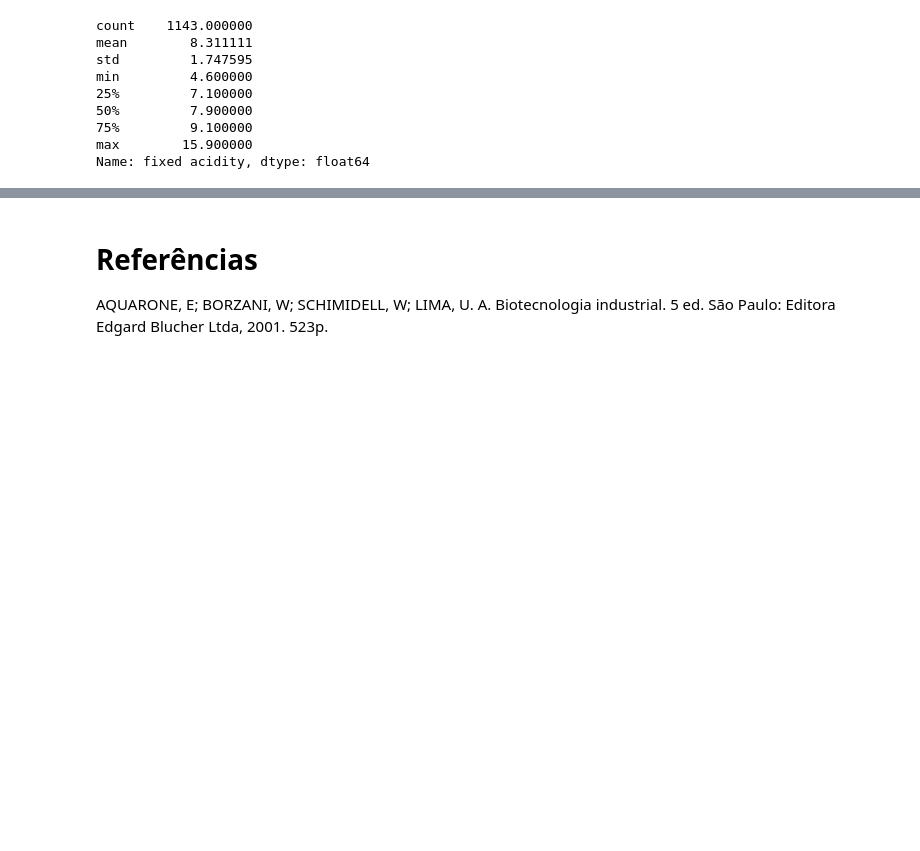
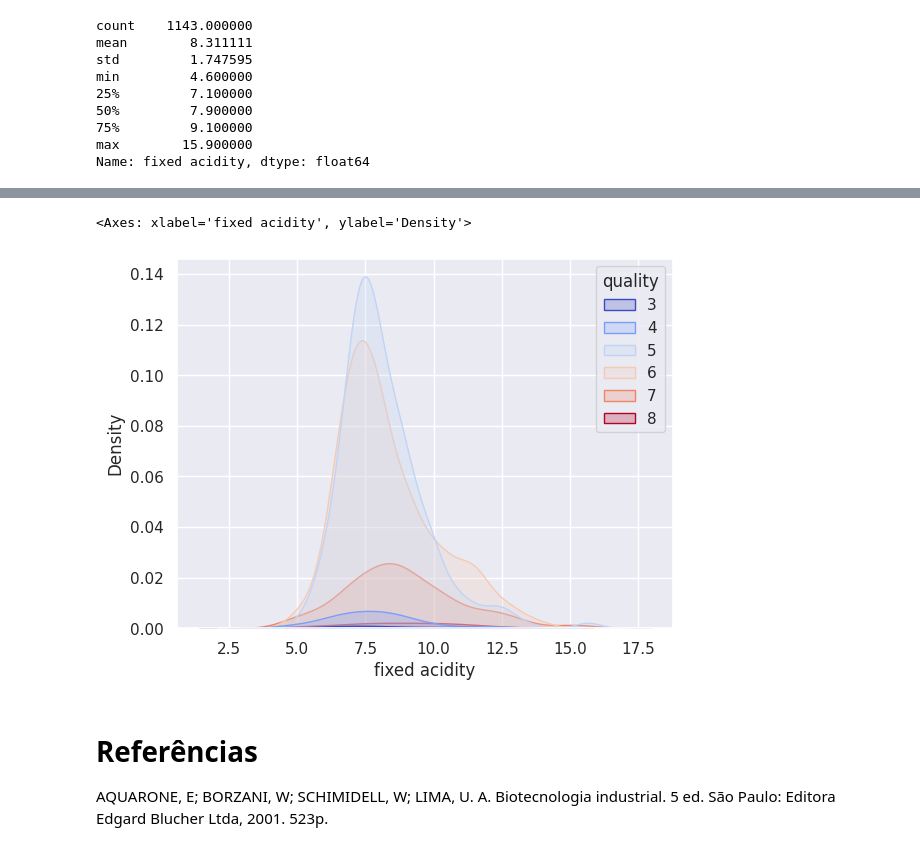
Before and after one commit to jmacedo91/01-World-Population-Data-Analysis, a Jupyter notebook: 002 - Wine Quality EDA and Classification.ipynb, the cells around one changed output, grey strips where cells are left out. Cells and saved outputs as stored; diff of their text form; code cells hidden in the pictures; blank space fills up the shorter version.

```diff
--- a/002 - Wine Quality EDA and Classification.ipynb
+++ b/002 - Wine Quality EDA and Classification.ipynb
@@ -146,3 +169,8 @@ Name: fixed acidity, dtype: float64
+# %%
+sns.kdeplot(data=df, x='fixed acidity', hue='quality', fill=True, palette='coolwarm')
+# %% [output]
+<Axes: xlabel='fixed acidity', ylabel='Density'>
+[figure, added]
 # %% [markdown]
 <h1>Referências</h1>
 
```
Also changed, not shown: parts of 1 cell of this notebook.
